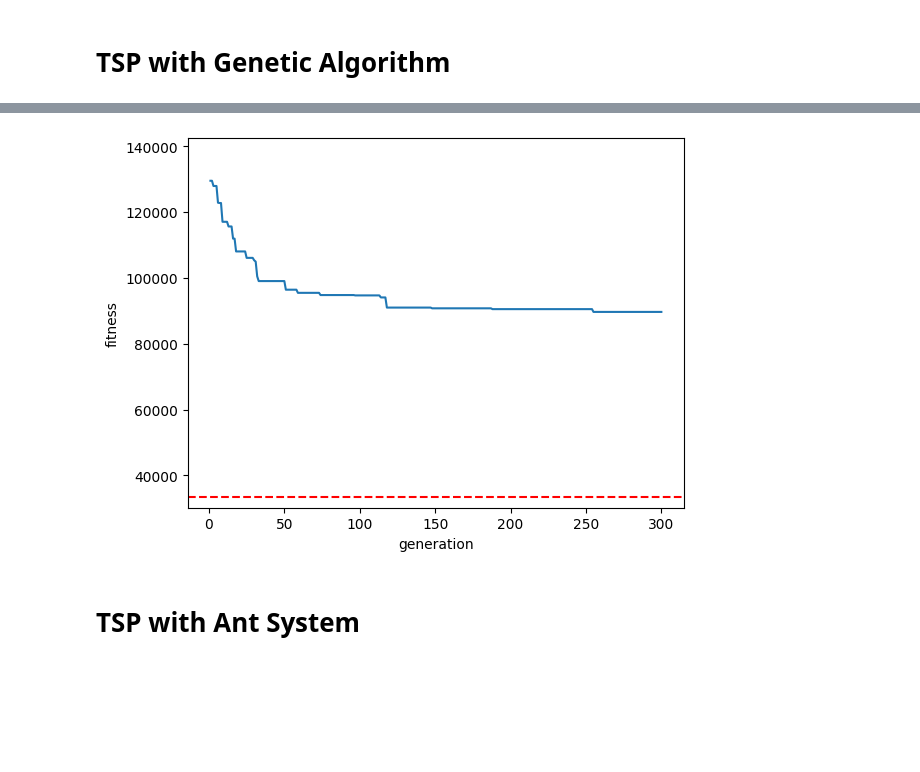
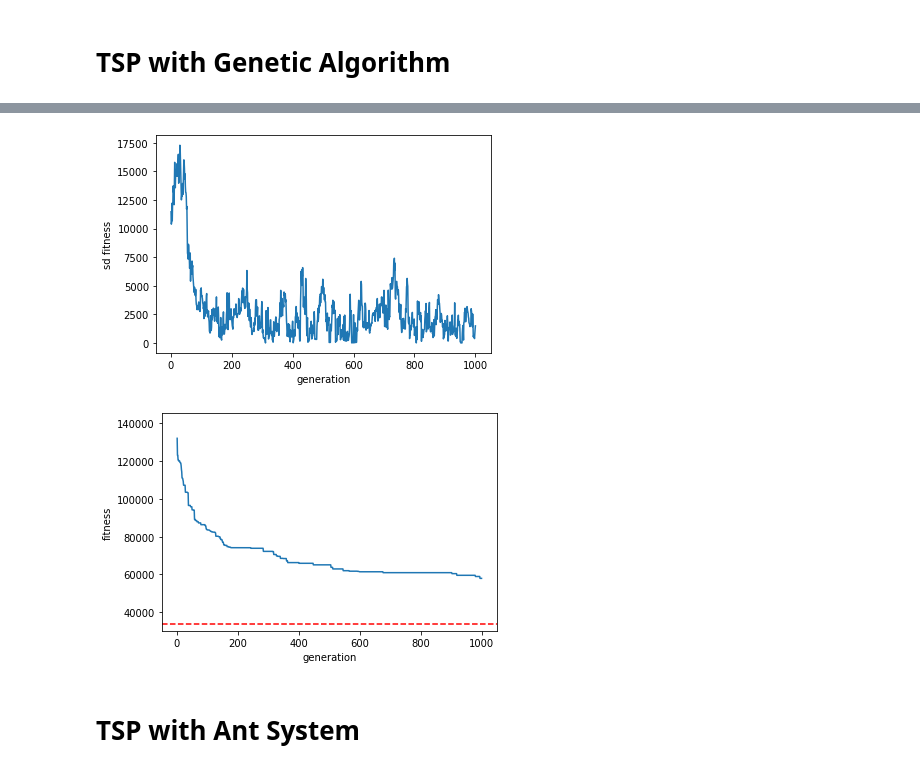
Before and after one commit to MarkusKiesel93/Self-Organizing_Systems, a Jupyter notebook: exercise_1/TSP.ipynb, the cells around one changed output, grey strips where cells are left out. Drawn from its saved outputs; the diff is of its cells as text; code cells hidden in the pictures; blank space fills up the shorter version.

```diff
--- a/exercise_1/TSP.ipynb
+++ b/exercise_1/TSP.ipynb
@@ -42,18 +87,23 @@ plt.show()
+# %%
+chart = sns.lineplot(data=stats_df, x='generation', y='sd fitness')
+plt.show()
+# %% [output]
+[figure, added]
 # %%
 PROBLEM_INSTANCE_NAME = 'ATT48'
 
 tsp_loader = TSPLoader(PROBLEM_INSTANCE_NAME)
 problem_instance, best_solution = tsp_loader.load_problem_instance()
-ga = GeneticAltorithmTSP(problem_instance, population_size=300, max_generations=300)
+ga = GeneticAltorithmTSP(problem_instance, population_size=100, max_generations=1000)
 ga.run()
 stats_df = ga.fitness_df()
 optimal_fitness = tsp_fitness(problem_instance, best_solution)
 chart = sns.lineplot(data=stats_df, x='generation', y='fitness')
 plt.ylim(optimal_fitness * 0.9, stats_df.fitness.max() * 1.1)
 chart.axhline(optimal_fitness, color='red', linestyle='--')
 plt.show()
 # %% [output]
-[figure, old version]
+[figure, new version]
 # %%
 # Far from optimal solution
 # solutions do not seem to vary much -> no change for 150 generations
```
Also changed, not shown: parts of 6 cells of this notebook.
